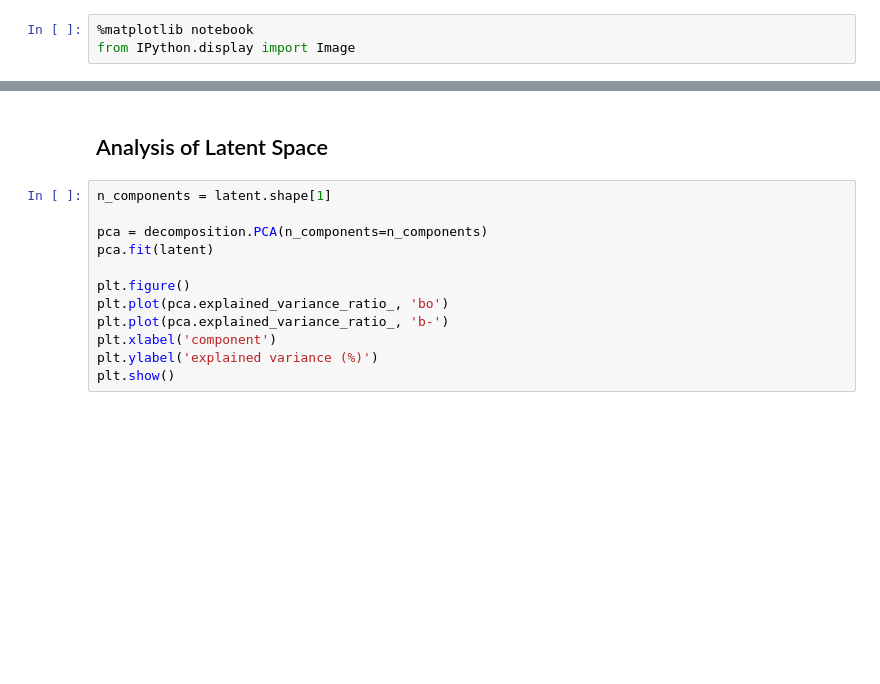
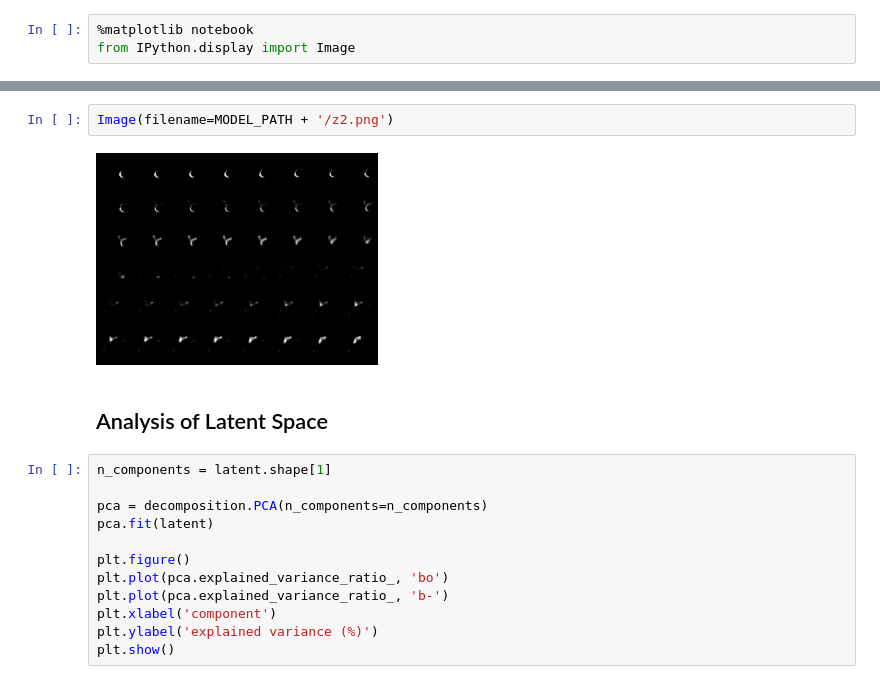
Before and after one commit to tjlane/orthonet, a Jupyter notebook: analysis/latent_analysis.ipynb, the cells around one changed output, grey strips where cells are left out. Saved outputs shown, nothing was run; the diff lists cells and outputs as text; blank space fills up the shorter version.

```diff
--- a/analysis/latent_analysis.ipynb
+++ b/analysis/latent_analysis.ipynb
@@ -35,3 +61,7 @@ Image(filename=MODEL_PATH + '/z0.png')
+# %%
+Image(filename=MODEL_PATH + '/z2.png')
+# %% [output]
+[figure, added]
 # %% [markdown]
 ## Analysis of Latent Space
 # %%
```
Also changed, not shown: parts of 12 cells of this notebook, 9 other files.
